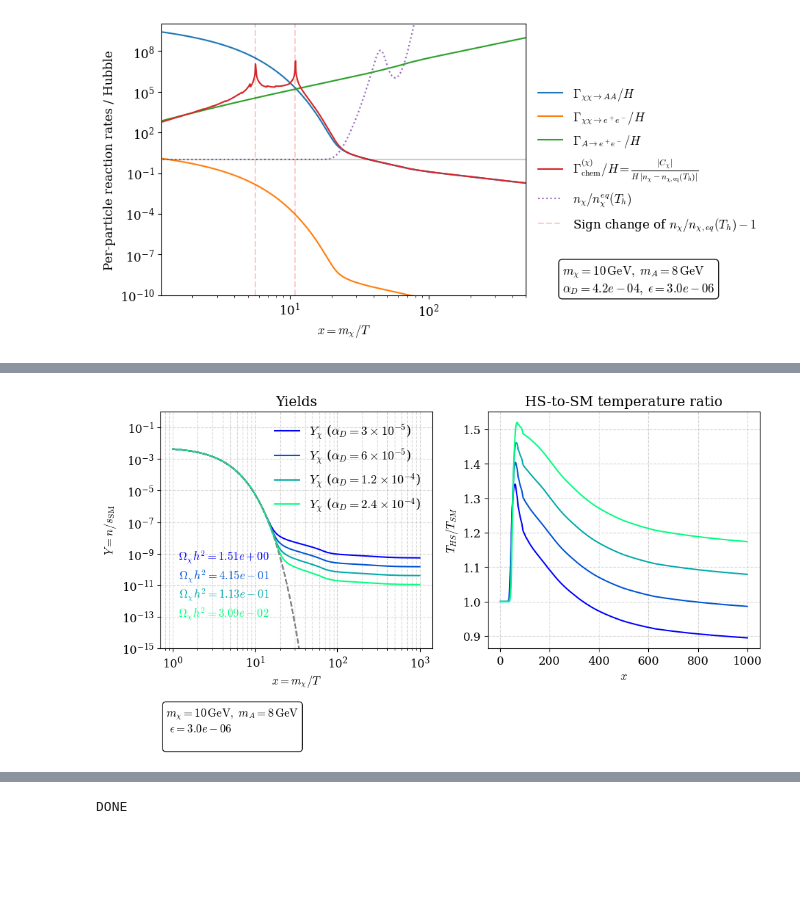
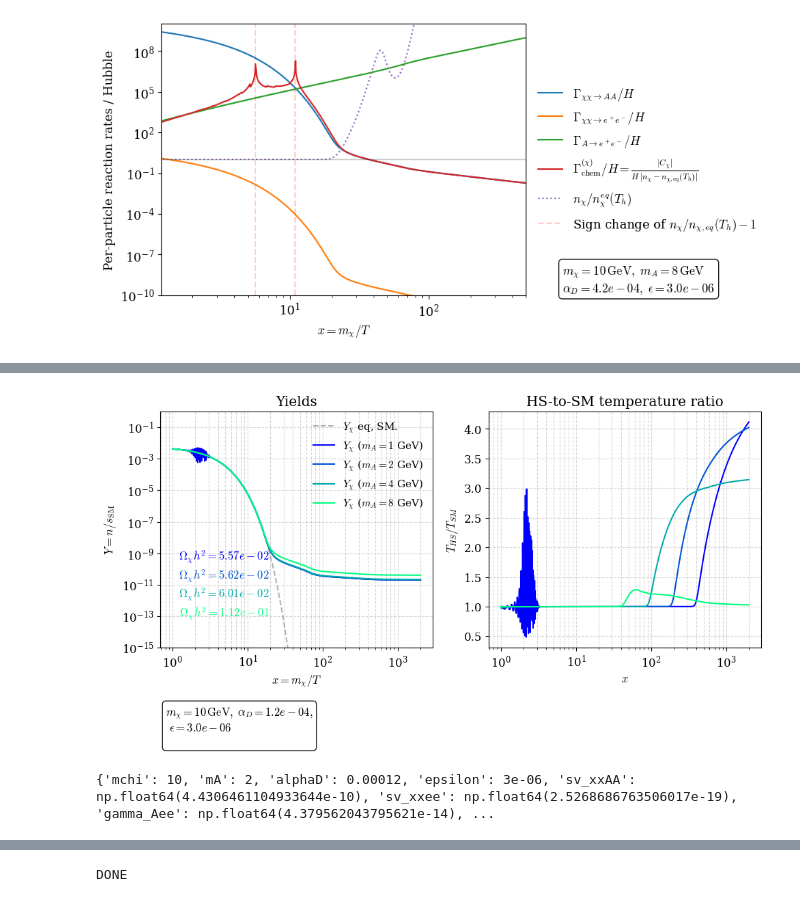
Before and after one commit to charlottemyers/darkphotons, a Jupyter notebook: dark_photon_freezeout_improved.ipynb, the cells around one changed output, grey strips where cells are left out. Drawn from its saved outputs; the diff is of its cells as text; code cells hidden in the pictures; blank space fills up the shorter version.

```diff
--- a/dark_photon_freezeout_improved.ipynb
+++ b/dark_photon_freezeout_improved.ipynb
@@ -759,16 +830,27 @@ SyntaxError: invalid syntax (4190148205.py, line 31)
 # %%
-# get nice increasing color palette from matplotlib
+
 palette = plt.get_cmap("winter", 4)
+
+# runs = [
+#     {"params": paramsA, "result": resultsA,
+#      "label": r"$\alpha_D = 3\times10^{-5}$", "color": palette(0)},
+#     {"params": paramsB, "result": resultsB,
+#      "label": r"$\alpha_D = 6\times10^{-5}$", "color": palette(1),  },
+#     {"params": paramsC, "result": resultsC,
+#      "label": r"$\alpha_D = 1.2\times10^{-4}$", "color": palette(2)},
+#     {"params": paramsD, "result": resultsD,
+#         "label": r"$\alpha_D = 2.4\times10^{-4}$", "color": palette(3)},
+# ]
 
 runs = [
     {"params": paramsA, "result": resultsA,
-     "label": r"$\alpha_D = 3\times10^{-5}$",  "Omega_h2": omegah2A, "color": palette(0)},
+     "label": r"$m_A = 1$ GeV", "color": palette(0)},
     {"params": paramsB, "result": resultsB,
-     "label": r"$\alpha_D = 6\times10^{-5}$", "color": palette(1),  "Omega_h2": omegah2B},
+     "label": r"$m_A = 2$ GeV", "color": palette(1),  },
     {"params": paramsC, "result": resultsC,
-     "label": r"$\alpha_D = 1.2\times10^{-4}$", "color": palette(2), "Omega_h2": omegah2C},
+     "label": r"$m_A = 4$ GeV", "color": palette(2)},
     {"params": paramsD, "result": resultsD,
-        "label": r"$\alpha_D = 2.4\times10^{-4}$", "color": palette(3), "Omega_h2": omegah2D},
+        "label": r"$m_A = 8$ GeV", "color": palette(3)},
 ]
 
 # --- CONFIG ---
@@ -781,7 +863,9 @@ show_relic_boxes = True
 ls_cycle = cycle(['-', '--', '-.', ':'])
 col_chi, col_A = "green", "blue"
 
+
 fig, ax = plt.subplots(1, 2, figsize=(10, 6))
+go = True
 
 for i, run in enumerate(runs):
     params = run["params"]
@@ -797,22 +881,25 @@ for i, run in enumerate(runs):
     lbl_run = run.get("label", f"run {i+1}")
     ls = next(ls_cycle)
 
+    if show_eq and go:
+        gchi = params.get("gchi", None)
+        gA   = params.get("gA",   None)
+        Ychi_eq = Y(neq(params["mchi"], gchi, T), T)
+        YA_eq   = Y(neq(params["mA"],   gA,   T), T)
+        ax[0].loglog(xs, Ychi_eq, ":",  alpha=0.6, ls = "--", color = 'grey', label = rf"$Y_\chi$ eq, SM.")
+        go = False
+        #ax[0].loglog(xs, YA_eq,   ":", color=col_A,  alpha=0.6, label=rf"$Y_A$")
+
     # --- Yields (per run) ---
     c = run.get("color", None)
     ax[0].loglog(xs, Ychi, color=c, label=rf"$Y_\chi$ ({lbl_run})", ls = "-")
     #ax[0].loglog(xs, YA,   ls=ls, color=col_A,  label=rf"$Y_A$ ({lbl_run})")
 
     # --- Equilibrium  ---
-    if show_eq:
-        gchi = params.get("gchi", None)
-        gA   = params.get("gA",   None)
-        Ychi_eq = Y(neq(params["mchi"], gchi, T), T)
-        YA_eq   = Y(neq(params["mA"],   gA,   T), T)
-        ax[0].loglog(xs, Ychi_eq, ":",  alpha=0.6, ls = "--", color = 'grey')
-        #ax[0].loglog(xs, YA_eq,   ":", color=col_A,  alpha=0.6, label=rf"$Y_A$")
+
 
     # --- Per-run relic abundance box  ---
-    if show_relic_boxes and ("Omega_h2" in run):
+    if show_relic_boxes:
         omegah2 = get_relic_abundance(Ychi[-1], mchi)
         relic_text = r"$\Omega_\chi h^2 = {:.2e}$".format(omegah2)
         y_anchor = 0.42 - 0.08*(i % 6)  # stagger to avoid overlap
@@ -825,38 +912,47 @@ for i, run in enumerate(runs):
 
     # --- Temperature ratio ---
     ax[1].plot(xs, Th/T, ls="-", color=c)
+    # ax[1].plot(xs, Th, color=c, label=rf"$T_H$ ({lbl_run})", ls = "-")
+    # ax[1].plot(xs, T, ':', color='grey', alpha=0.6, label=r"$T_{SM}$")
 
     if i == 0 and show_param_box_first:
         param_text = (
-    r"$m_\chi = %.0f\,\mathrm{GeV},\; m_{A} = %.0f\,\mathrm{GeV}$" "\n"
+    #r"$m_\chi = %.0f\,\mathrm{GeV},\; m_{A} = %.0f\,\mathrm{GeV}$" "\n"
+    r"$m_\chi = %.0f\,\mathrm{GeV},\; \alpha_D = %.1e,$" "\n"
     r" $ \epsilon = %.1e$" "\n"
     #r"$\langle\sigma v\rangle_{\chi\chi\to\mathrm{SM}} = %.1e\,\mathrm{cm^3/s},\; "
     #r"\langle\sigma v\rangle_{A A\to\chi\chi} = %.1e\,\mathrm{cm^3/s}$"
-) % (params["mchi"], params["mA"], params["epsilon"])
+) % (params["mchi"], params["alphaD"], params["epsilon"])
         ax[0].text(
             0.02, -0.42, param_text,
             transform=ax[0].transAxes, va='bottom', ha='left',
             bbox=dict(boxstyle='round', facecolor='white', alpha=0.9),
             clip_on=False
         )
 
 # --- Cosmetics ---
 ax[0].set_ylim(*ylims)
 ax[0].set_xlabel(r"$x = m_\chi/T$")
 ax[0].set_ylabel(r"$Y = n/s_{\rm SM}$")
 ax[0].set_title("Yields")
 ax[0].grid(True, which='both', ls='--', alpha=0.5)
 
 ax[1].set_xlabel(r"$x$")
 ax[1].set_ylabel(r"$T_{HS}/T_{SM}$")
 ax[1].set_title("HS-to-SM temperature ratio")
 ax[1].grid(True, which='both', ls='--', alpha=0.5)
 
-ax[0].legend(frameon=False, fontsize=13, ncol=1, framealpha=0.4)
-ax[1].legend(frameon=False, fontsize=13, ncol=1)
+ax[0].legend(frameon=False, fontsize=11, ncol=1, framealpha=0.4)
+ax[1].legend(frameon=False, fontsize=11, ncol=1)
+ax[1].set_xscale('log')
+#ax[1].set_yscale('log')
 
 
 plt.tight_layout()
 plt.show()
 # %% [output]
-[figure, old version]
+[figure, new version]
+# %%
+print(paramsB)
+# %% [output]
+{'mchi': 10, 'mA': 2, 'alphaD': 0.00012, 'epsilon': 3e-06, 'sv_xxAA': np.float64(4.4306461104933644e-10), 'sv_xxee': np.float64(2.5268686763506017e-19), 'gamma_Aee': np.float64(4.379562043795621e-14), ...
```
Also changed, not shown: parts of 10 cells of this notebook, 3 other files.
